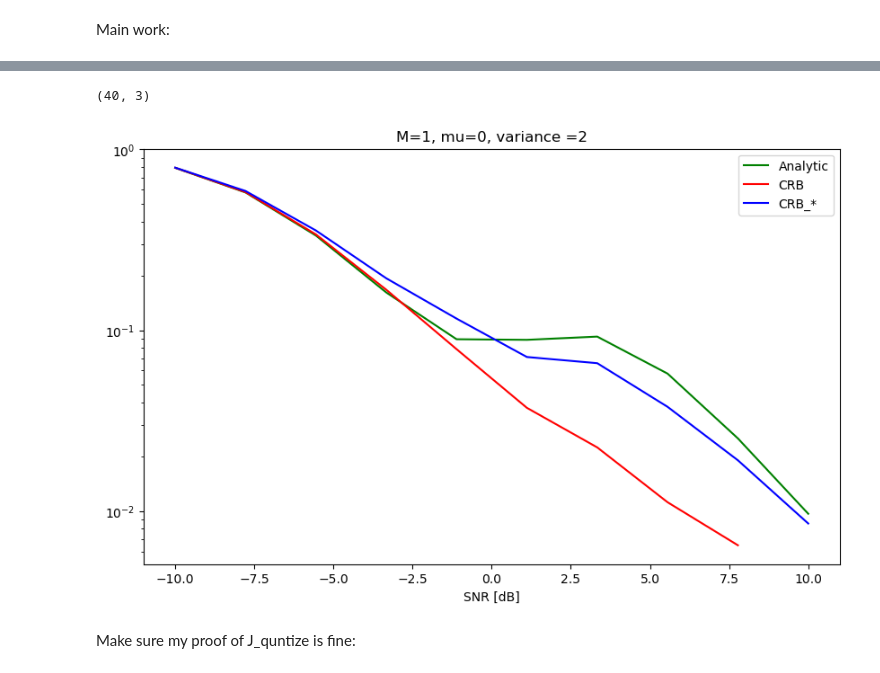
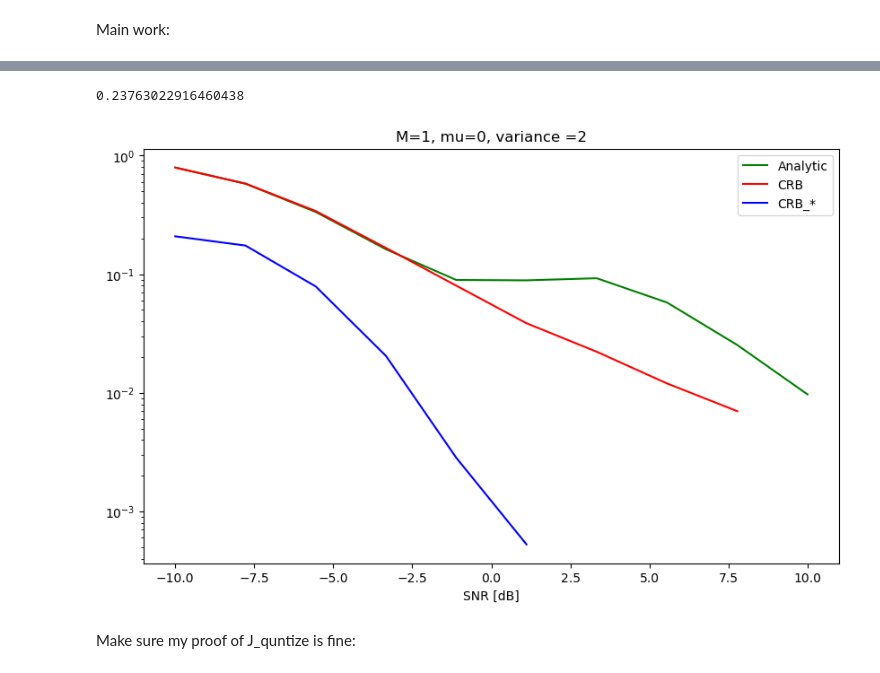
Before and after one commit to mazyaniv/Channel_Estimation, a Jupyter notebook: yaniv.ipynb, the cells around one changed output, grey strips where cells are left out. Drawn from its saved outputs; the diff is of its cells as text; code cells hidden in the pictures.

```diff
--- a/yaniv.ipynb
+++ b/yaniv.ipynb
@@ -254,12 +253,19 @@ def proba(sigma1,sigma2, n_a,matrix,xa,xq,theta,thresh_real=0,thresh_im=0):
     zeta_im = ((math.sqrt(2)/sigma2)*((matrix[1]@theta).imag-thresh_im))
     p_theta = 1/(pow(math.pi,M))*np.exp(-np.linalg.norm (theta)**2)
     f_xa = 1/(pow((sigma1**2)*math.pi,M*n_a))*np.exp(-(np.linalg.norm (xa-matrix[0]@theta)**2)/(sigma1**2))
-    f_xq = np.prod(np.power(norm.cdf(zeta_real),0.5+xq.real/math.sqrt(2)))*np.prod(np.power(norm.cdf(zeta_im),0.5+xq.imag/math.sqrt(2)))\
-    *np.prod(np.power(norm.cdf(-zeta_real),0.5-xq.real/math.sqrt(2)))*np.prod(np.power(norm.cdf(-zeta_im),0.5-xq.imag/math.sqrt(2)))
+    f_xq = np.prod(np.power(norm.cdf(zeta_real),(0.5-xq.real/math.sqrt(2)).reshape(-1,1)))\
+    *np.prod(np.power(norm.cdf(zeta_im),(0.5+xq.imag/math.sqrt(2)).reshape(-1,1)))*np.prod(np.power(norm.cdf(-zeta_real),(0.5-xq.real/math.sqrt(2)).reshape(-1,1)))*np.prod(np.power(norm.cdf(-zeta_im),(0.5-xq.imag/math.sqrt(2)).reshape(-1,1)))
     return p_theta*f_xq*f_xa
-
-def expected_proba(sigma1,sigma2, n_a, n_q, matrix, observ,s,h,thresh_real=0,thresh_im=0):
-    E = np.zeros((observ))
+# real_teta = np.random.normal(mu, sigma_teta,M)
+# im_teta = np.random.normal(mu, sigma_teta,M)
+# teta = real_teta + 1j*im_teta
+# teta = teta.reshape(M,1)
+# fewfwe = Matrix(1,10)
+# xa, xq = x(1,1, 1, 10, fewfwe,teta)
+# proba(1,1, 1,fewfwe,xa,xq,teta)
+def WWS_counter(sigma1,sigma2, n_a, n_q, matrix, s,h,observ=sim,thresh_real=0,thresh_im=0):
+    E_c = np.zeros((observ))
+    E_d = np.zeros((observ))
     for i in range(observ):
         real_teta = np.random.normal(mu, sigma_teta,M)
         im_teta = np.random.normal(mu, sigma_teta,M)
@@ -267,7 +273,22 @@ def expected_proba(sigma1,sigma2, n_a, n_q, matrix, observ,s,h,thresh_real=0,thr
         teta = teta.reshape(M,1)
         x_a, x_q = x(sigma1,sigma2, n_a, n_q, matrix,teta,thresh_real,thresh_im)  # function of teta
         counter = proba(sigma1,sigma2, n_a,matrix,x_a,x_q,teta+h)
+        counter2 = proba(sigma1,sigma2, n_a,matrix,x_a,x_q,teta-h)
         devide = proba(sigma1,sigma2, n_a,matrix,x_a,x_q,teta)
-        E[i] = pow(counter/devide,s)
-    E = np.mean(E, 0)
-    return E
+        E_c[i] = pow(counter/devide,s)
+        E_d[i] = (pow(counter/devide,s)-pow(counter2/devide,1-s))**2
+    E_c = np.mean(E_c, 0)
+    E_d = np.mean(E_d, 0)
+    return pow(h*E_c,2)/E_d
+
+sim = 100
+na = 1
+nq = 40
+s,h = 0.5,0.001
+epsilon = pow(10,-1)
+sigma_space_new = np.logspace(-1,1,10)
+matrix_const = Matrix(na,nq)
+sigma = 10
+WWS_counter(sigma,sigma,na,nq,matrix_const,s,h)
+# %% [output]
+0.23763022916460438
@@ -306,29 +295,26 @@ def expected_proba(sigma1,sigma2, n_a, n_q, matrix, observ,s,h,thresh_real=0,thr
-# %%
-print(np.shape(xq[:,:3]))
-# %% [output]
-(40, 3)
 # %%
-sim = 100
+sim = 1000
 na = 1
 nq = 40
+s,h = 0.75,0.00001
 epsilon = pow(10,-1)
 sigma_space_new = np.logspace(-1,1,10)
 matrix_const = Matrix(na,nq)
 L_Estimator_analytic1 = [MSE_zertothresh_analytic(sigma_space_new[i],sigma_space_new[i], na,nq) for i in range(len(sigma_space_new))]
 CRB1 = [CRB(sigma_space_new[i],sigma_space_new[i],na,nq,matrix_const) for i in range(len(sigma_space_new))]
-CRB_pp1 = [CRB_pp(sigma_space_new[i],sigma_space_new[i],na,nq,matrix_const) for i in range(len(sigma_space_new))]
+CRB_pp1 = [WWS_counter(sigma_space_new[i],sigma_space_new[i],na,nq,matrix_const,s,h) for i in range(len(sigma_space_new))]
 ######################
 fig = plt.figure(figsize=(10, 6))
 plt.plot(10*np.log10(1/sigma_space_new), L_Estimator_analytic1, color = "green", label = "Analytic")
 plt.plot(10*np.log10(1/sigma_space_new), CRB1, color = "red", label = "CRB")
 plt.plot(10*np.log10(1/sigma_space_new), CRB_pp1, color = "blue", label = "CRB_*")
 plt.title("M={}, mu={}, variance ={}".format(M,mu,round(2*pow(sigma_teta,2))))
 plt.yscale('log')
 plt.xlabel("SNR [dB]")
 plt.legend()
 plt.show()
 # %% [output]
-[figure, old version]
+[figure, new version]
 # %% [markdown]
 Make sure my proof of J_quntize is fine:
 # %%
```
Also changed, not shown: parts of 2 cells of this notebook.
